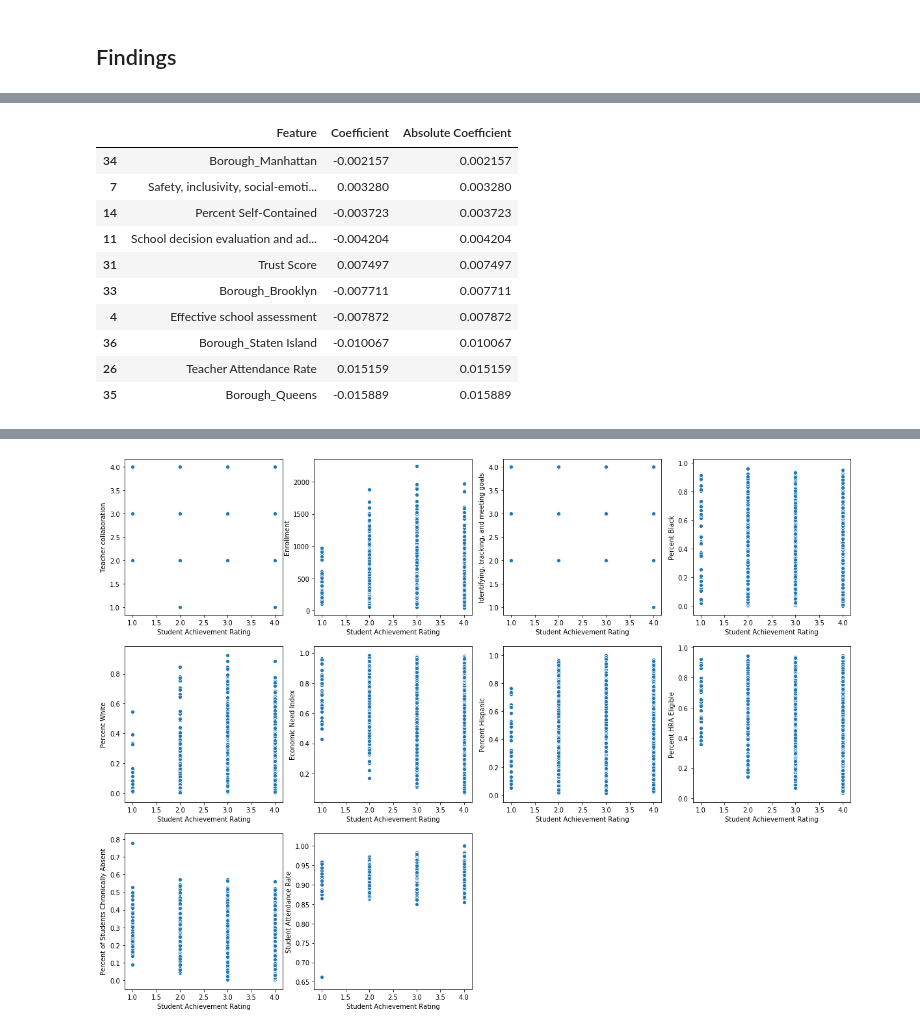
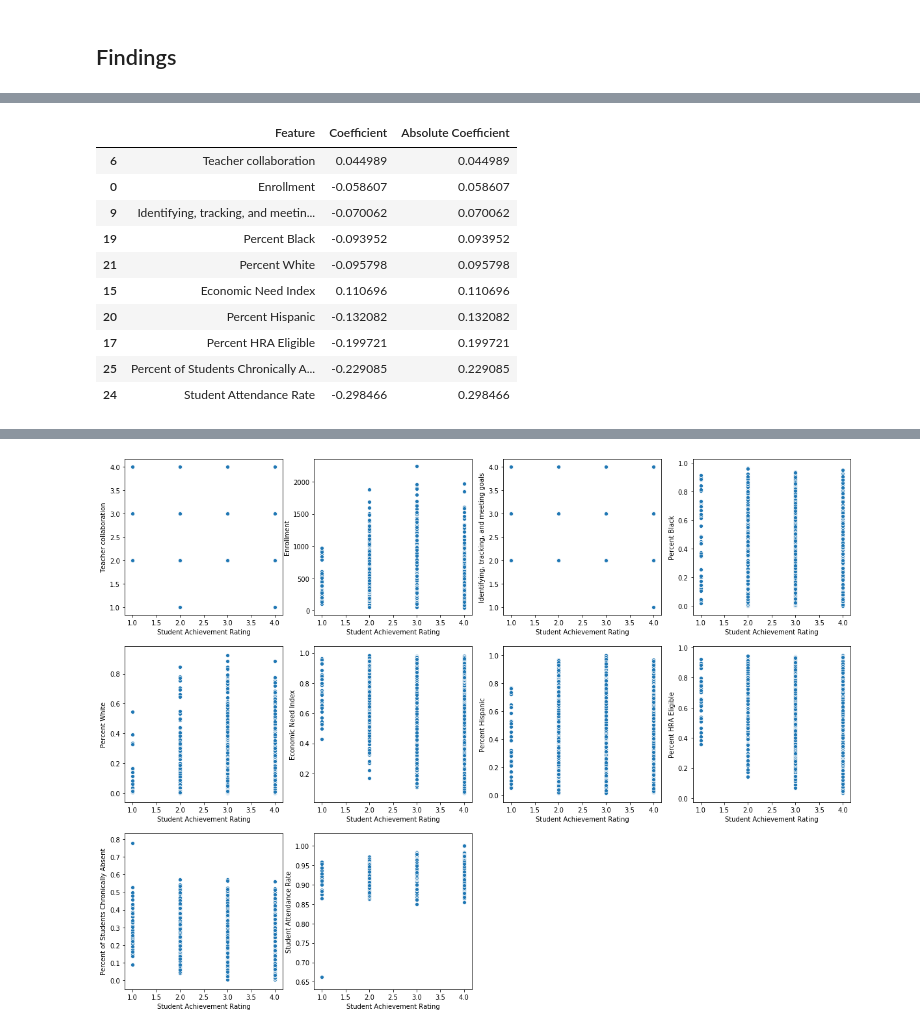
Before and after one commit to sharonk515/NYC_education_2018, a Jupyter notebook: Modeling - Student Achievement (Classification).ipynb, the cells around one changed output, grey strips where cells are left out. Drawn from its saved outputs; the diff is of its cells as text; code cells hidden in the pictures.

```diff
--- a/Modeling - Student Achievement (Classification).ipynb
+++ b/Modeling - Student Achievement (Classification).ipynb
@@ -372,8 +370,0 @@ from scipy.stats import mode
-# %%
-from sklearn.ensemble import VotingClassifier
-
-model = VotingClassifier(estimators=[('lr', log_gs),
-                                     ('svm', svm_gs)],
-                         voting='hard')
-model.fit(X_train_scale, y_train)
-model.score(X_test_scale, y_test)
@@ -642,28 +640,28 @@ Test score: 0.492
 # %%
 # create a DataFrame of the features and coefficients
 svm_feat_imp = pd.DataFrame(zip(X_train_scale.columns,
                                 svm_gs.best_estimator_.coef_[0],
                                 np.abs(svm_gs.best_estimator_.coef_[0])),
                             columns=['Feature', 'Coefficient',
                                      'Absolute Coefficient'])
 
 # sort values by the absolute coefficient
 svm_feat_imp.sort_values(by=['Absolute Coefficient'],
                          ascending=True, inplace=True)
 
-svm_feat_imp.head(10)
+svm_feat_imp.tail(10)
 # %% [output]
 |  | Feature | Coefficient | Absolute Coefficient |
-| 34 | Borough_Manhattan | -0.002157 | 0.002157 |
-| 7 | Safety, inclusivity, social-emoti... | 0.003280 | 0.003280 |
-| 14 | Percent Self-Contained | -0.003723 | 0.003723 |
-| 11 | School decision evaluation and ad... | -0.004204 | 0.004204 |
-| 31 | Trust Score | 0.007497 | 0.007497 |
-| 33 | Borough_Brooklyn | -0.007711 | 0.007711 |
-| 4 | Effective school assessment | -0.007872 | 0.007872 |
-| 36 | Borough_Staten Island | -0.010067 | 0.010067 |
-| 26 | Teacher Attendance Rate | 0.015159 | 0.015159 |
-| 35 | Borough_Queens | -0.015889 | 0.015889 |
+| 6 | Teacher collaboration | 0.044989 | 0.044989 |
+| 0 | Enrollment | -0.058607 | 0.058607 |
+| 9 | Identifying, tracking, and meetin... | -0.070062 | 0.070062 |
+| 19 | Percent Black | -0.093952 | 0.093952 |
+| 21 | Percent White | -0.095798 | 0.095798 |
+| 15 | Economic Need Index | 0.110696 | 0.110696 |
+| 20 | Percent Hispanic | -0.132082 | 0.132082 |
+| 17 | Percent HRA Eligible | -0.199721 | 0.199721 |
+| 25 | Percent of Students Chronically A... | -0.229085 | 0.229085 |
+| 24 | Student Attendance Rate | -0.298466 | 0.298466 |
 # %%
 plt.figure(figsize=(10, 8))
 plt.barh(svm_feat_imp['Feature'][-10:],
```
Also changed, not shown: parts of 7 cells of this notebook, 4 other files.
